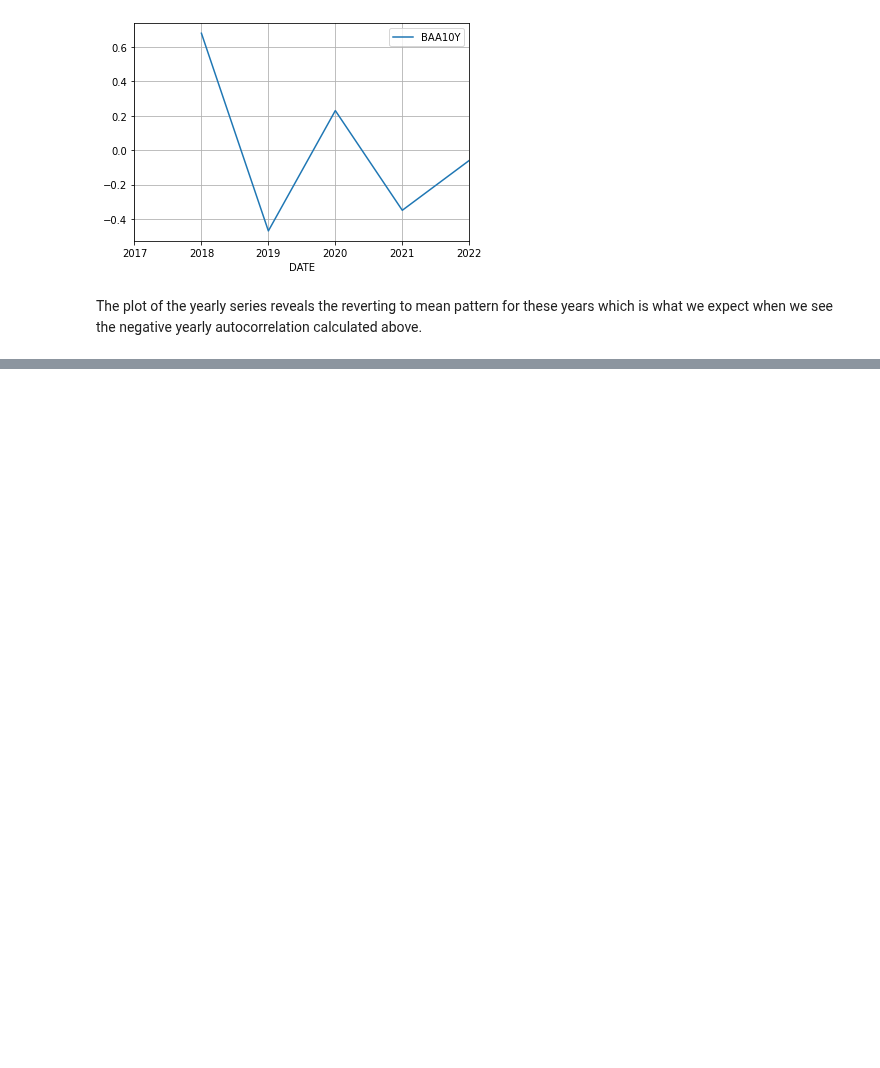
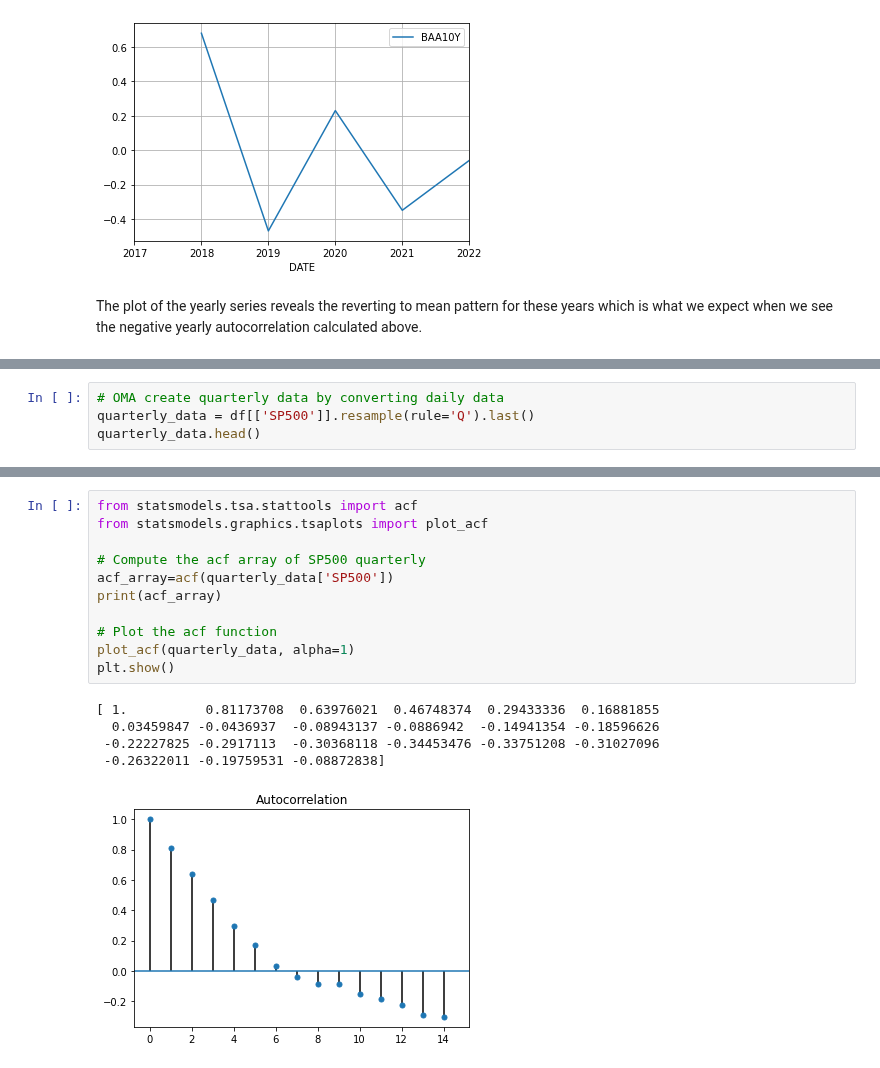
Before and after one commit to flyin01/dc, a Jupyter notebook: time_series_analysis.ipynb, the cells around one changed output, grey strips where cells are left out. Saved outputs shown, nothing was run; the diff lists cells and outputs as text; blank space fills up the shorter version.

```diff
--- a/time_series_analysis.ipynb
+++ b/time_series_analysis.ipynb
@@ -514,0 +565,4 @@ The plot of the yearly series reveals the reverting to mean pattern for these ye
+# %%
+# OMA create quarterly data by converting daily data
+quarterly_data = df[['SP500']].resample(rule='Q').last()
+quarterly_data.head()
@@ -514,0 +577,17 @@ The plot of the yearly series reveals the reverting to mean pattern for these ye
+# %%
+from statsmodels.tsa.stattools import acf
+from statsmodels.graphics.tsaplots import plot_acf
+
+# Compute the acf array of SP500 quarterly
+acf_array=acf(quarterly_data['SP500'])
+print(acf_array)
+
+# Plot the acf function
+plot_acf(quarterly_data, alpha=1)
+plt.show()
+# %% [output]
+[ 1.          0.81173708  0.63976021  0.46748374  0.29433336  0.16881855
+  0.03459847 -0.0436937  -0.08943137 -0.0886942  -0.14941354 -0.18596626
+ -0.22227825 -0.2917113  -0.30368118 -0.34453476 -0.33751208 -0.31027096
+ -0.26322011 -0.19759531 -0.08872838]
+[figure, added]
```
Also changed, not shown: parts of 14 cells of this notebook.
